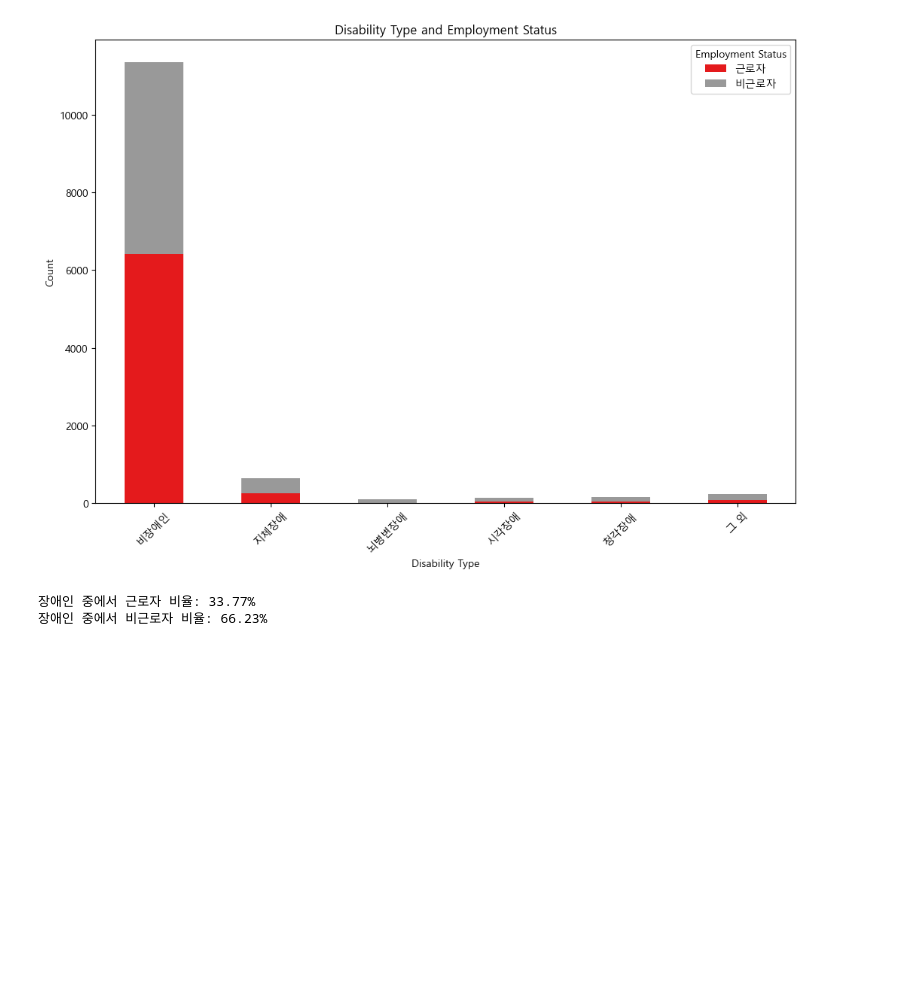
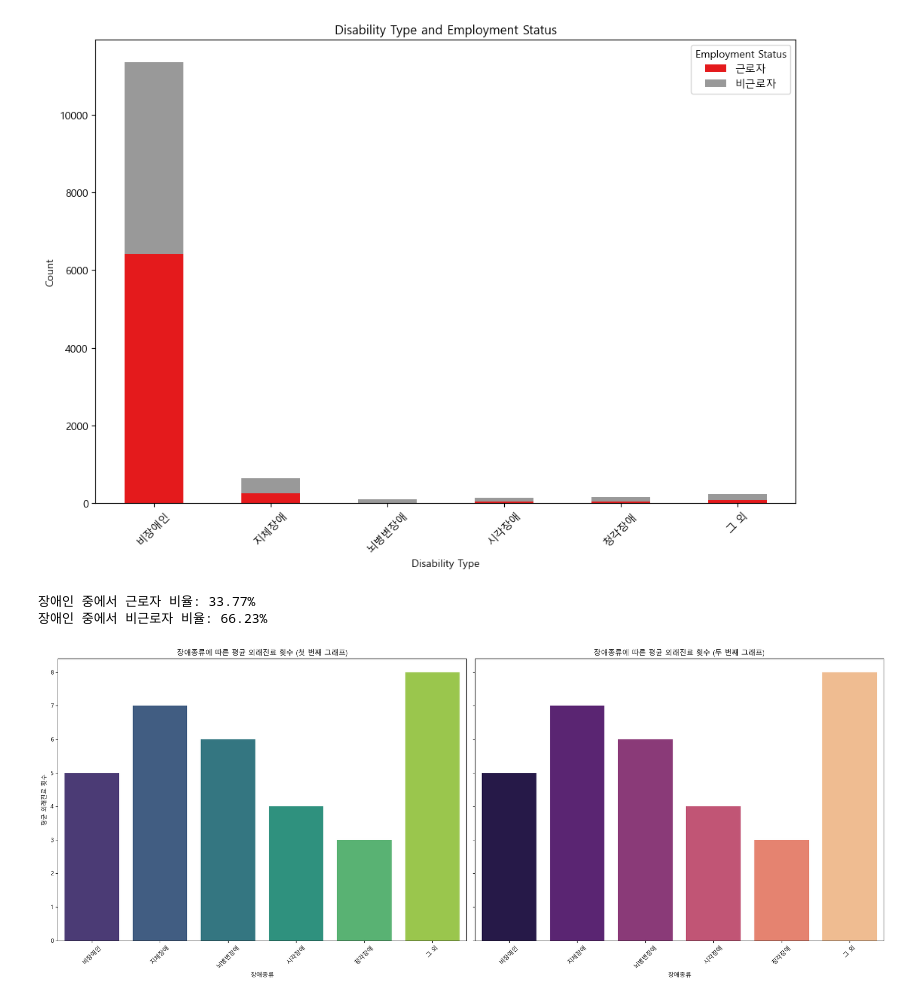
Before and after one commit to bin428/korlife, a Jupyter notebook: 한국인의 삶.ipynb, the cells around one changed output. Cells and saved outputs as stored; diff of their text form; code cells hidden in the pictures; blank space fills up the shorter version.

```diff
--- a/한국인의 삶.ipynb
+++ b/한국인의 삶.ipynb
@@ -835,3 +820,40 @@ print(f'장애인 중에서 비근로자 비율: {100-employment_percentage:.2f}
 # %% [output]
 장애인 중에서 근로자 비율: 33.77%
 장애인 중에서 비근로자 비율: 66.23%
+# %%
+import pandas as pd
+import seaborn as sns
+import matplotlib.pyplot as plt
+
+# 예시 데이터프레임 (실제 데이터프레임을 사용해 주세요)
+data = {
+    'disabled': ['비장애인', '지체장애', '뇌병변장애', '시각장애', '청각장애', '그 외']*10,
+    'hospital_year': [5, 7, 6, 4, 3, 8]*10
+}
+welfare_19 = pd.DataFrame(data)
+
+# 각 범주별 평균 계산
+average_hospital_visits = welfare_19.groupby('disabled')['hospital_year'].mean().reset_index()
+
+# 두 개의 그래프를 같은 플롯에 그리기
+fig, ax = plt.subplots(1, 2, figsize=(20, 8), sharey=True)
+
+# 첫 번째 그래프
+sns.barplot(data=average_hospital_visits, x='disabled', y='hospital_year', palette='viridis', order=['비장애인','지체장애','뇌병변장애','시각장애','청각장애','그 외'], ax=ax[0])
+ax[0].set_title('장애종류에 따른 평균 외래진료 횟수 (첫 번째 그래프)')
+ax[0].set_xlabel('장애종류')
+ax[0].set_ylabel('평균 외래진료 횟수')
+ax[0].tick_params(axis='x', rotation=45)  # x축 레이블을 읽기 쉽게 회전
+
+# 두 번째 그래프 (같은 데이터로 다르게 표현할 수 있음)
+sns.barplot(data=average_hospital_visits, x='disabled', y='hospital_year', palette='magma', order=['비장애인','지체장애','뇌병변장애','시각장애','청각장애','그 외'], ax=ax[1])
+ax[1].set_title('장애종류에 따른 평균 외래진료 횟수 (두 번째 그래프)')
+ax[1].set_xlabel('장애종류')
+ax[1].set_ylabel('평균 외래진료 횟수')
+ax[1].tick_params(axis='x', rotation=45)  # x축 레이블을 읽기 쉽게 회전
+
+# 플롯 간 간격 조정
+plt.tight_layout()
+plt.show()
+# %% [output]
+[figure, added]
```
Also changed, not shown: parts of 17 cells of this notebook.
